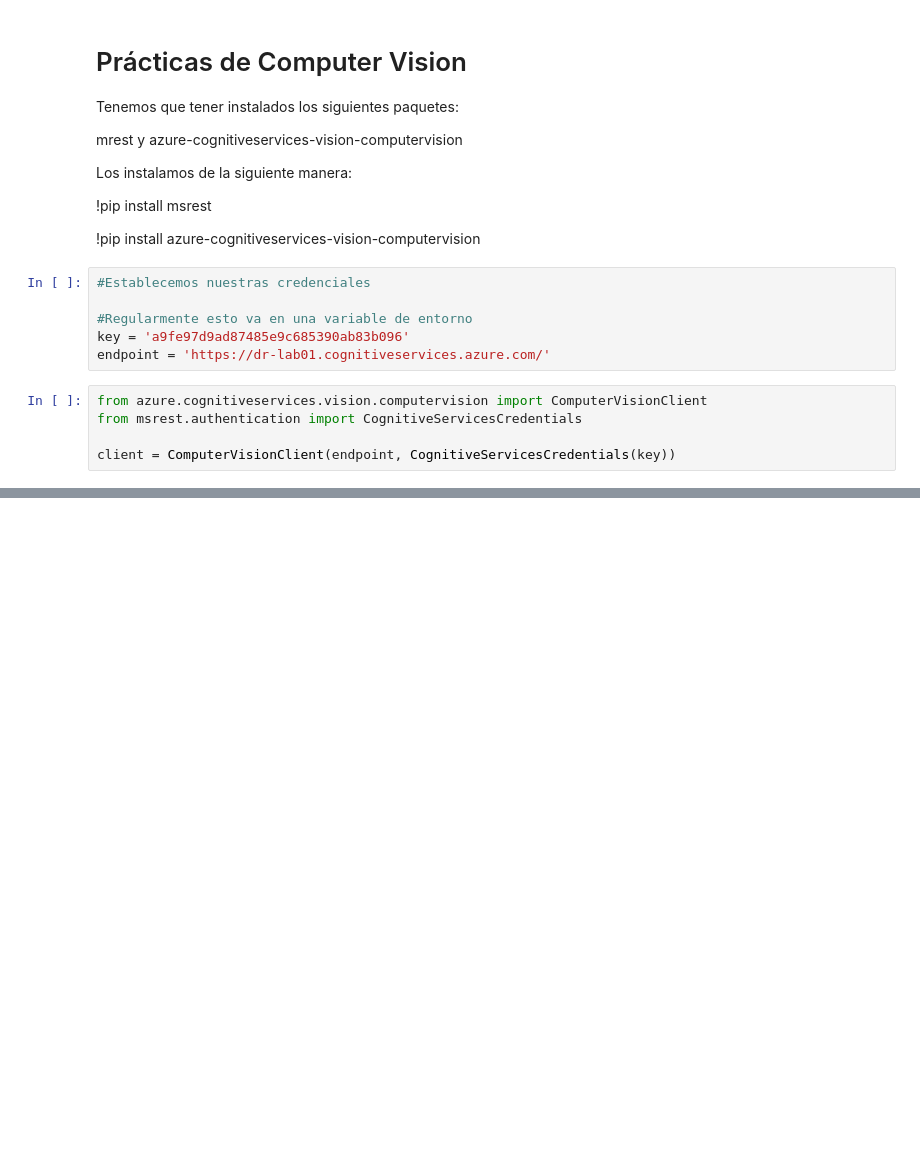
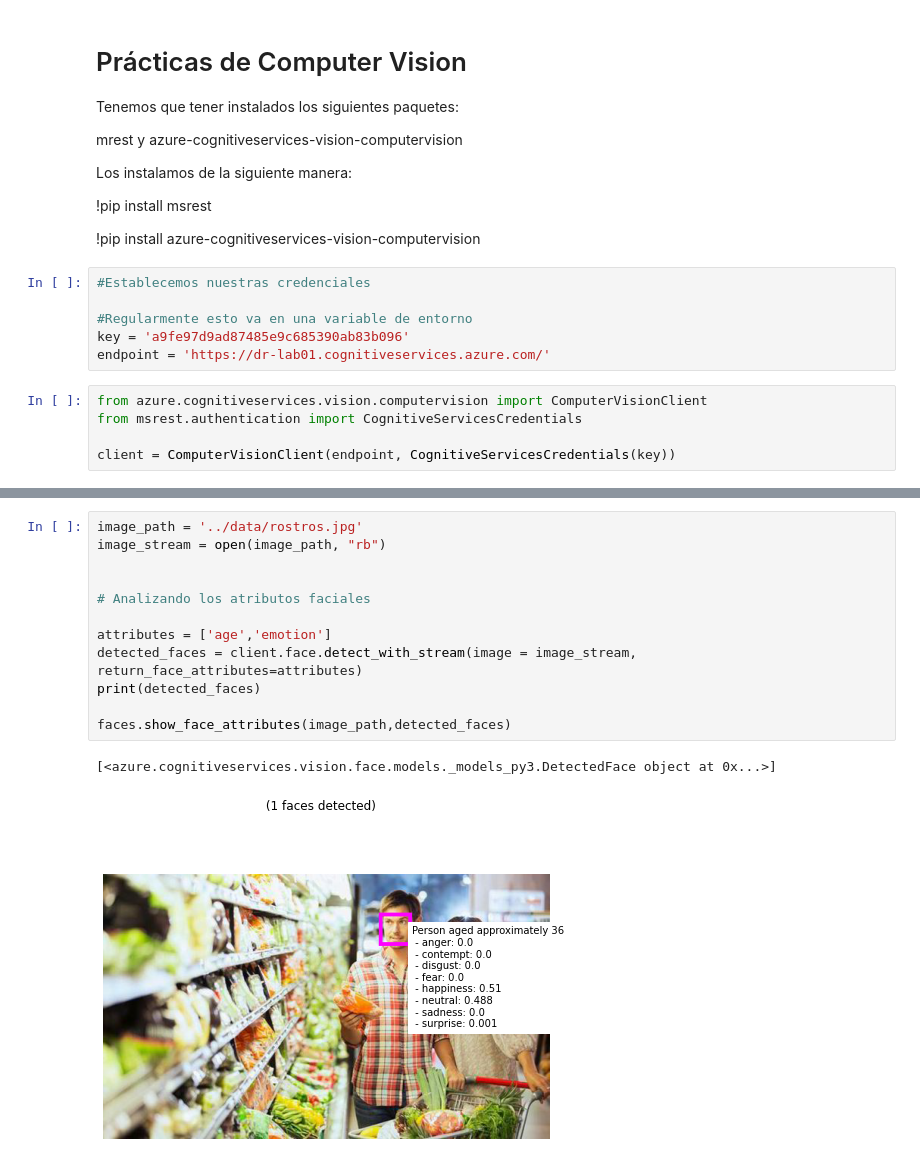
Before and after one commit to jesusmlf/Practicas-Innovaccion, a Jupyter notebook: LabsComputerVision/programs/LabsAI.ipynb, the cells around one changed output, grey strips where cells are left out. Saved outputs shown, nothing was run; the diff lists cells and outputs as text; blank space fills up the shorter version.

```diff
--- a/LabsComputerVision/programs/LabsAI.ipynb
+++ b/LabsComputerVision/programs/LabsAI.ipynb
@@ -40,0 +91,15 @@ ModuleNotFoundError: No module named 'vision'
+# %%
+image_path = '../data/rostros.jpg'
+image_stream = open(image_path, "rb")
+
+
+# Analizando los atributos faciales
+
+attributes = ['age','emotion']
+detected_faces = client.face.detect_with_stream(image = image_stream, return_face_attributes=attributes)
+print(detected_faces)
+
+faces.show_face_attributes(image_path,detected_faces)
+# %% [output]
+[<azure.cognitiveservices.vision.face.models._models_py3.DetectedFace object at 0x...>]
+[figure, added]
```
Also changed, not shown: parts of 8 cells of this notebook.
